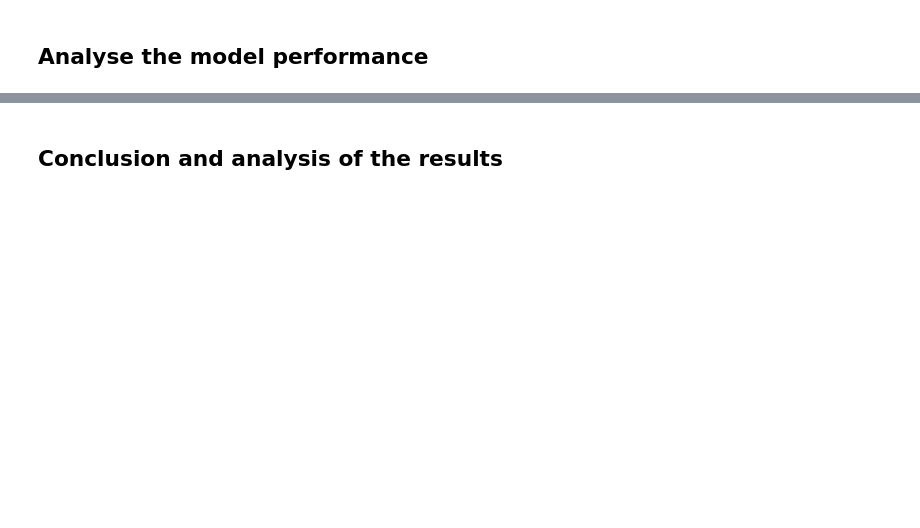
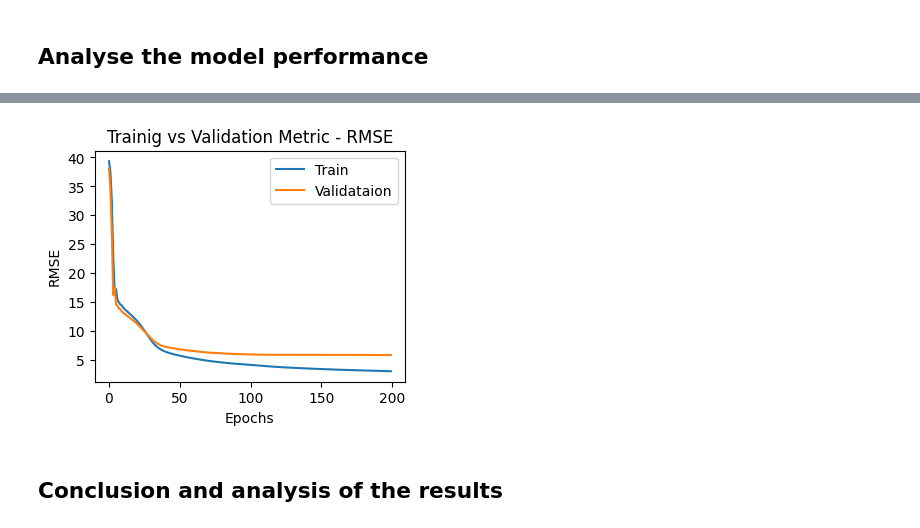
Before and after one commit to AndriyBabiy/goit_deep-learning, a Jupyter notebook: 01_PyTorch_Fundamentals/01_PyTorch_Fundementals.ipynb, the cells around one changed output, grey strips where cells are left out. Saved outputs shown, nothing was run; the diff lists cells and outputs as text; code cells hidden in the pictures; blank space fills up the shorter version.

```diff
--- a/01_PyTorch_Fundamentals/01_PyTorch_Fundementals.ipynb
+++ b/01_PyTorch_Fundamentals/01_PyTorch_Fundementals.ipynb
@@ -405,3 +419,14 @@ Ultimately, Upon testing how a decrease in the number of epochs would impact the
+# %%
+plt.figure(figsize=(4,3))
+plt.plot(train_rmses, label='Train')
+plt.plot(test_rmses, label='Validataion')
+plt.legend(loc='best')
+plt.xlabel('Epochs')
+plt.ylabel('RMSE')
+plt.title('Trainig vs Validation Metric - RMSE')
+plt.show()
+# %% [output]
+[figure, added]
 # %% [markdown]
 ## Conclusion and analysis of the results
 # %% [markdown]
```
Also changed, not shown: parts of 8 cells of this notebook.
